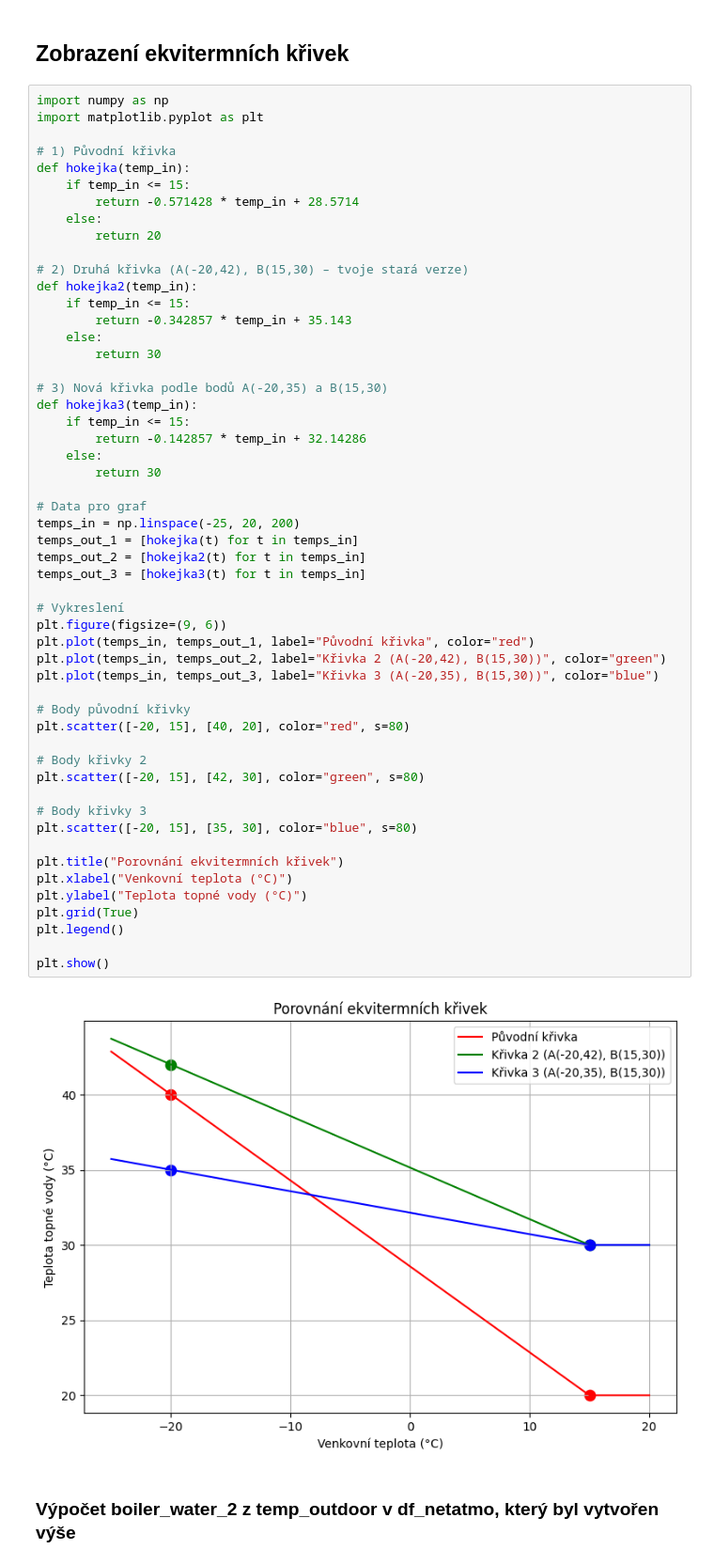
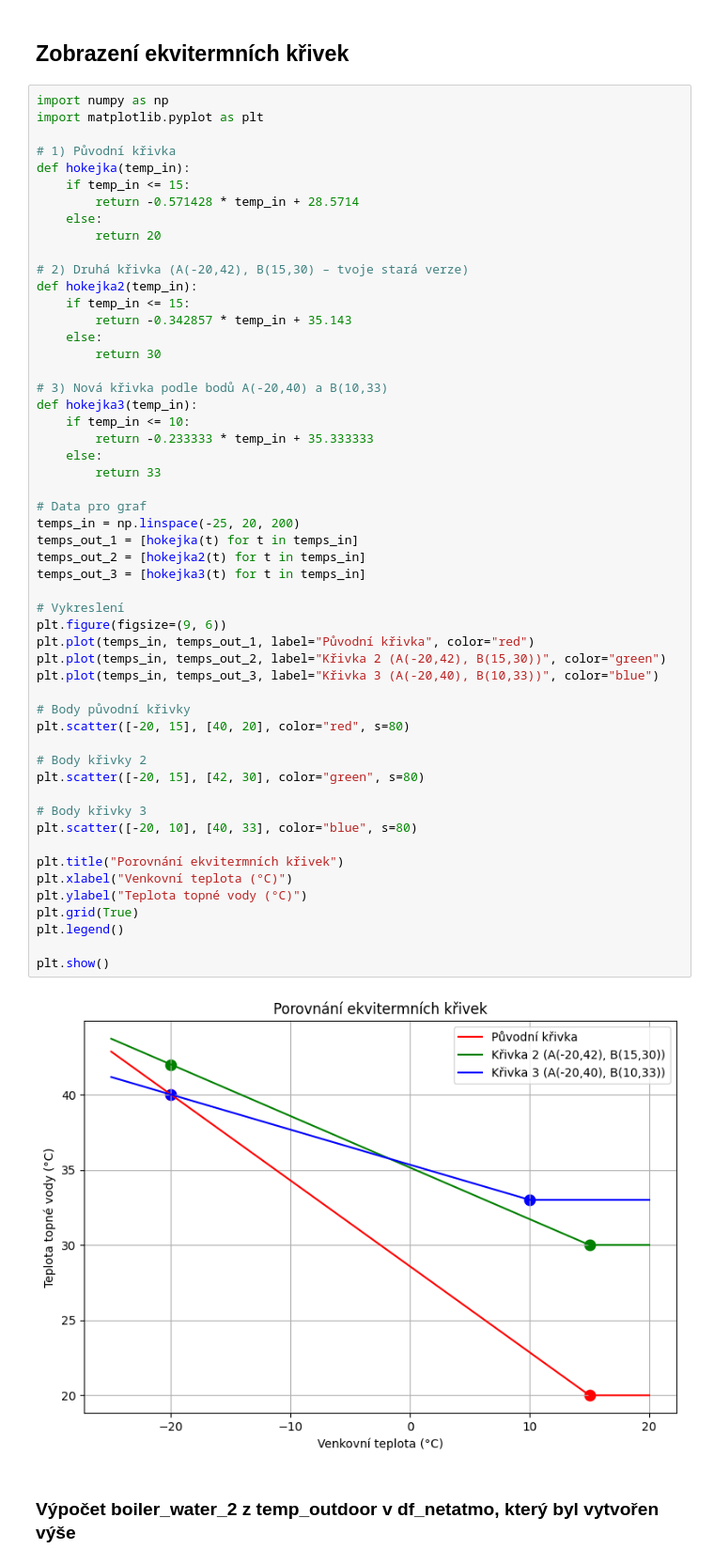
Before and after one commit to MarekCoderslab/Teploty_kotle, a Jupyter notebook: Teplota_kotle.ipynb, the cells around one changed output. Shown at 94% size. Cells and saved outputs as stored; diff of their text form.

```diff
--- a/Teplota_kotle.ipynb
+++ b/Teplota_kotle.ipynb
@@ -88,43 +88,43 @@ def hokejka2(temp_in):
     else:
         return 30
 
-# 3) Nová křivka podle bodů A(-20,35) a B(15,30)
+# 3) Nová křivka podle bodů A(-20,40) a B(10,33)
 def hokejka3(temp_in):
-    if temp_in <= 15:
-        return -0.142857 * temp_in + 32.14286
+    if temp_in <= 10:
+        return -0.233333 * temp_in + 35.333333
     else:
-        return 30
+        return 33
 
 # Data pro graf
 temps_in = np.linspace(-25, 20, 200)
 temps_out_1 = [hokejka(t) for t in temps_in]
 temps_out_2 = [hokejka2(t) for t in temps_in]
 temps_out_3 = [hokejka3(t) for t in temps_in]
 
 # Vykreslení
 plt.figure(figsize=(9, 6))
 plt.plot(temps_in, temps_out_1, label="Původní křivka", color="red")
 plt.plot(temps_in, temps_out_2, label="Křivka 2 (A(-20,42), B(15,30))", color="green")
-plt.plot(temps_in, temps_out_3, label="Křivka 3 (A(-20,35), B(15,30))", color="blue")
+plt.plot(temps_in, temps_out_3, label="Křivka 3 (A(-20,40), B(10,33))", color="blue")
 
 # Body původní křivky
 plt.scatter([-20, 15], [40, 20], color="red", s=80)
 
 # Body křivky 2
 plt.scatter([-20, 15], [42, 30], color="green", s=80)
 
 # Body křivky 3
-plt.scatter([-20, 15], [35, 30], color="blue", s=80)
+plt.scatter([-20, 10], [40, 33], color="blue", s=80)
 
 plt.title("Porovnání ekvitermních křivek")
 plt.xlabel("Venkovní teplota (°C)")
 plt.ylabel("Teplota topné vody (°C)")
 plt.grid(True)
 plt.legend()
 
 plt.show()
 # %% [output]
-[figure, old version]
+[figure, new version]
 # %% [markdown]
 ### Výpočet boiler_water_2 z temp_outdoor v df_netatmo, který byl vytvořen výše
 # %%
```
Also changed, not shown: parts of 3 cells of this notebook.
